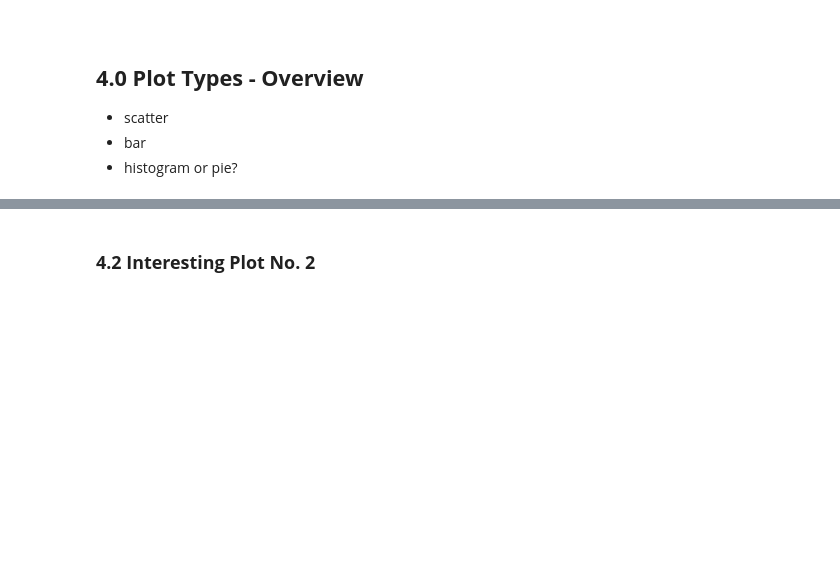
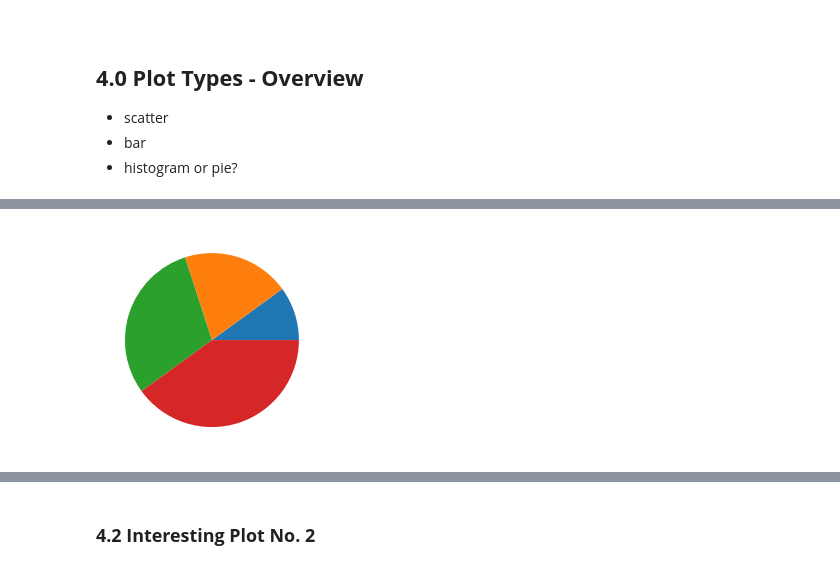
Before and after one commit to ssteffens/fundamentals-data-analysis-assessment, a Jupyter notebook: pyplot.ipynb, the cells around one changed output, grey strips where cells are left out. Cells and saved outputs as stored; diff of their text form; code cells hidden in the pictures; blank space fills up the shorter version.

Commit message:
Pyplot - Add Pie Charts

```diff
--- a/pyplot.ipynb
+++ b/pyplot.ipynb
@@ -518,0 +544,11 @@ plt.show()
+# %%
+# Example: Plotting a basic pie chart
+
+# Define values
+x = [1, 2, 3, 4]
+
+# Plot and display
+plt.pie(x)
+plt.show()
+# %% [output]
+[figure, added]
```
Also changed, not shown: parts of 7 cells of this notebook.
